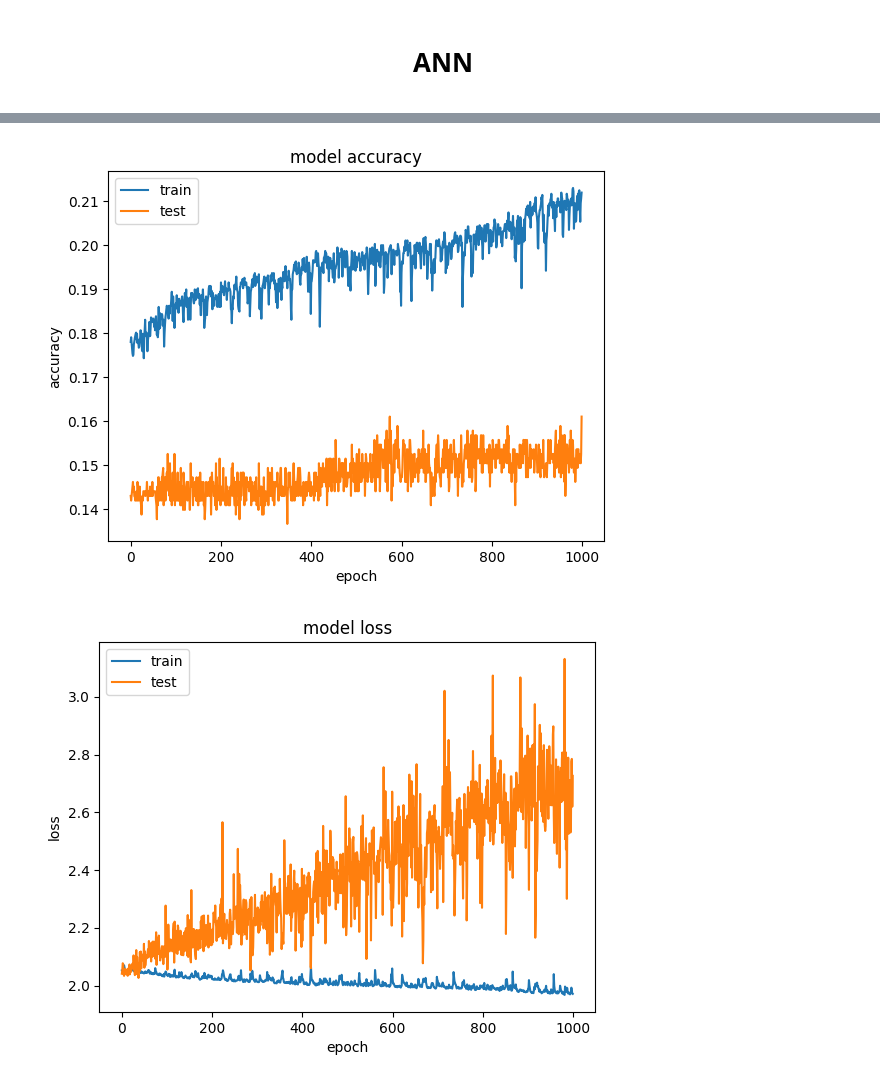
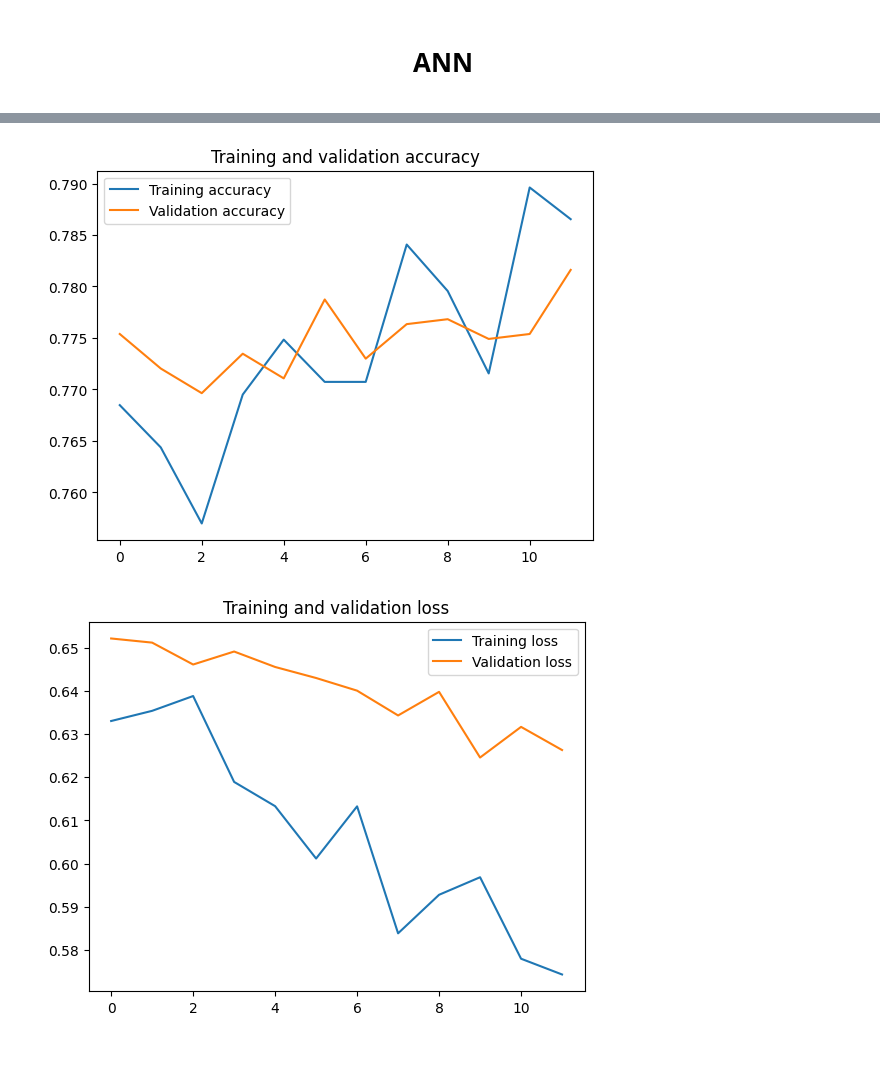
Before and after one commit to deepmAInd/empathic-art, a Jupyter notebook: src/modeling/Modeling Notebook ANN.ipynb, the cells around one changed output, grey strips where cells are left out. Drawn from its saved outputs; the diff is of its cells as text; code cells hidden in the pictures; blank space fills up the shorter version.

Commit message:
improving the low accuracy of the model
working on the accuracy, added graphs for the training process and evaluation metrics

```diff
--- a/src/modeling/Modeling Notebook ANN.ipynb
+++ b/src/modeling/Modeling Notebook ANN.ipynb
@@ -226,6 +252,0 @@ Epoch 1000/1000
-# %%
-from keras.optimizers import SGD
-opt = SGD(lr=0.01)
-model_ann.compile(loss = "categorical_crossentropy", optimizer = opt, metrics=['accuracy'])
-# %%
-history = model_ann.fit(X, y, validation_split=0.2, epochs=100, batch_size=64)
@@ -253,0 +253,4 @@ dict_keys(['loss', 'accuracy', 'val_loss', 'val_accuracy'])
+# %%
+batch_size = 32
+steps_per_epoch = X.shape[0] // batch_size
+print(steps_per_epoch)
@@ -253,0 +261,8 @@ dict_keys(['loss', 'accuracy', 'val_loss', 'val_accuracy'])
+# %%
+history = model_ann.fit(X_train, y_train,
+                        batch_size=batch_size,
+                        epochs=50,
+                        validation_split=0.3,
+                        callbacks = [EarlyStopping(monitor='val_loss', patience=2),
+                                     ModelCheckpoint(filepath='best_model.h5', monitor='val_loss', save_best_only=True)],
+                        verbose=1)
@@ -254,19 +315,17 @@ dict_keys(['loss', 'accuracy', 'val_loss', 'val_accuracy'])
 # %%
-plt.plot(history.history['accuracy'])
-plt.plot(history.history['val_accuracy'])
-plt.title('model accuracy')
-plt.ylabel('accuracy')
-plt.xlabel('epoch')
-plt.legend(['train', 'test'], loc='upper left')
+plt.plot(history.history['accuracy'], label='Training accuracy')
+plt.plot(history.history['val_accuracy'], label='Validation accuracy')
+plt.title('Training and validation accuracy')
+plt.legend()
+
+plt.figure()
+
+plt.plot(history.history['loss'], label='Training loss')
+plt.plot(history.history['val_loss'], label='Validation loss')
+plt.title('Training and validation loss')
+plt.legend()
+
 plt.show()
-# summarize history for loss
-plt.plot(history.history['loss'])
-plt.plot(history.history['val_loss'])
-plt.title('model loss')
-plt.ylabel('loss')
-plt.xlabel('epoch')
-plt.legend(['train', 'test'], loc='upper left')
-plt.show()
 # %% [output]
-[figure, old version]
+[figure, new version]
-[figure, old version]
+[figure, new version]
```
Also changed, not shown: parts of 66 cells of this notebook.
